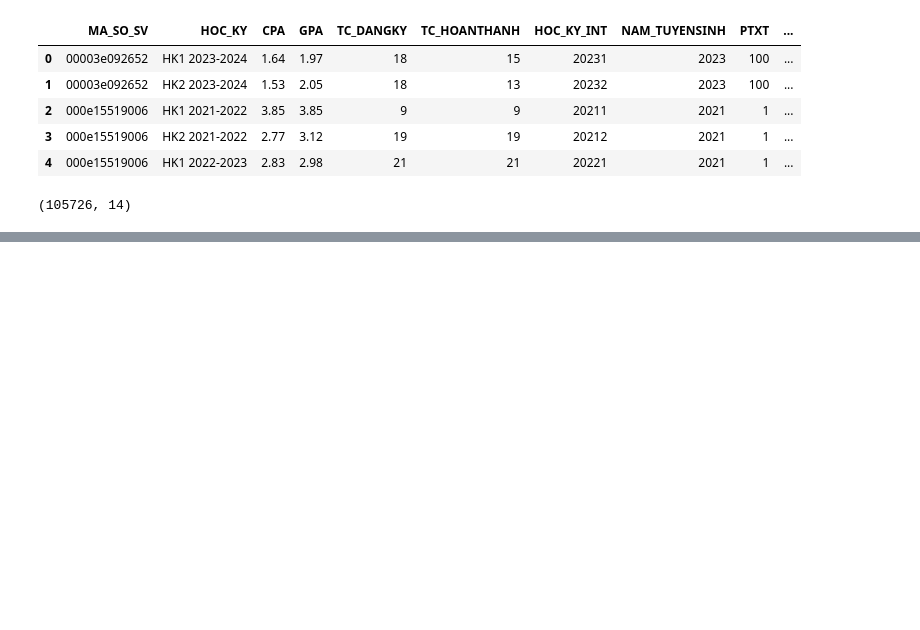
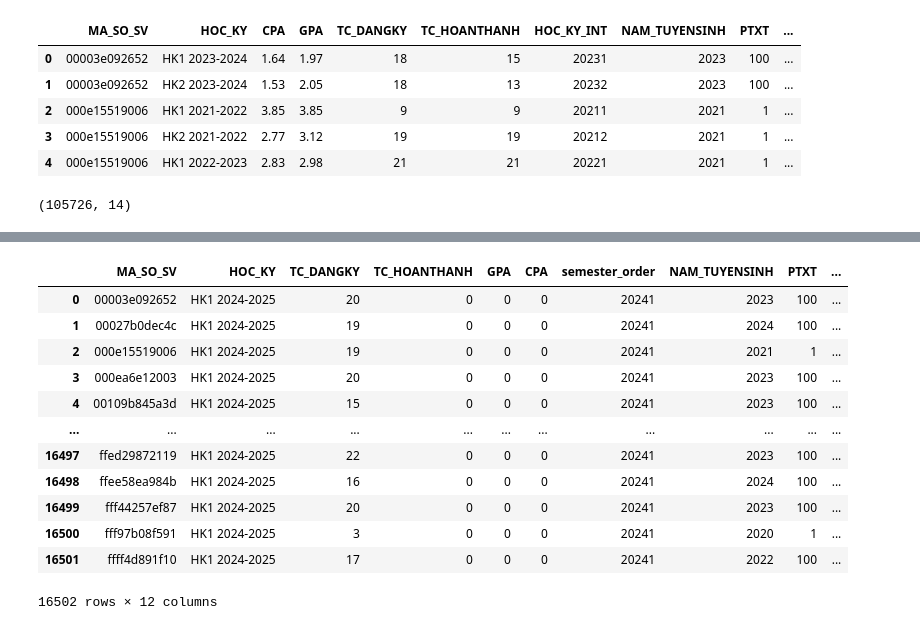
Before and after one commit to Vanh41/Learning-Progress-Prediction, a Jupyter notebook: notebooks/final/DataCleaning.ipynb, the cells around one changed output, grey strips where cells are left out. Drawn from its saved outputs; the diff is of its cells as text; code cells hidden in the pictures; blank space fills up the shorter version.

```diff
--- a/notebooks/final/DataCleaning.ipynb
+++ b/notebooks/final/DataCleaning.ipynb
@@ -10,6 +10,7 @@ ADMISSION_PATH = r'../../data/raw/admission.csv'
 TEST_PATH = r'../../data/raw/test.csv'
 academic_records = pd.read_csv(ACADEMIC_PATH)
 admission = pd.read_csv(ADMISSION_PATH)
+test = pd.read_csv(TEST_PATH)
 # %% [markdown]
 #### 2. Cleaninng pipeline
 # %% [markdown]
@@ -146 +210,17 @@ df.shape
+# %%
+df_test_raw
+# %% [output]
+|  | MA_SO_SV | HOC_KY | TC_DANGKY | TC_HOANTHANH | GPA | CPA | semester_order | NAM_TUYENSINH | PTXT | ... |
+| 0 | 00003e092652 | HK1 2024-2025 | 20 | 0 | 0 | 0 | 20241 | 2023 | 100 | ... |
+| 1 | 00027b0dec4c | HK1 2024-2025 | 19 | 0 | 0 | 0 | 20241 | 2024 | 100 | ... |
+| 2 | 000e15519006 | HK1 2024-2025 | 19 | 0 | 0 | 0 | 20241 | 2021 | 1 | ... |
+| 3 | 000ea6e12003 | HK1 2024-2025 | 20 | 0 | 0 | 0 | 20241 | 2023 | 100 | ... |
+| 4 | 00109b845a3d | HK1 2024-2025 | 15 | 0 | 0 | 0 | 20241 | 2023 | 100 | ... |
+| ... | ... | ... | ... | ... | ... | ... | ... | ... | ... | ... |
+| 16497 | ffed29872119 | HK1 2024-2025 | 22 | 0 | 0 | 0 | 20241 | 2023 | 100 | ... |
+| 16498 | ffee58ea984b | HK1 2024-2025 | 16 | 0 | 0 | 0 | 20241 | 2024 | 100 | ... |
+| 16499 | fff44257ef87 | HK1 2024-2025 | 20 | 0 | 0 | 0 | 20241 | 2023 | 100 | ... |
+| 16500 | fff97b08f591 | HK1 2024-2025 | 3 | 0 | 0 | 0 | 20241 | 2020 | 1 | ... |
+| 16501 | ffff4d891f10 | HK1 2024-2025 | 17 | 0 | 0 | 0 | 20241 | 2022 | 100 | ... |
+16502 rows × 12 columns
 # %%
```
Also changed, not shown: parts of 4 cells of this notebook, 8 other files.
